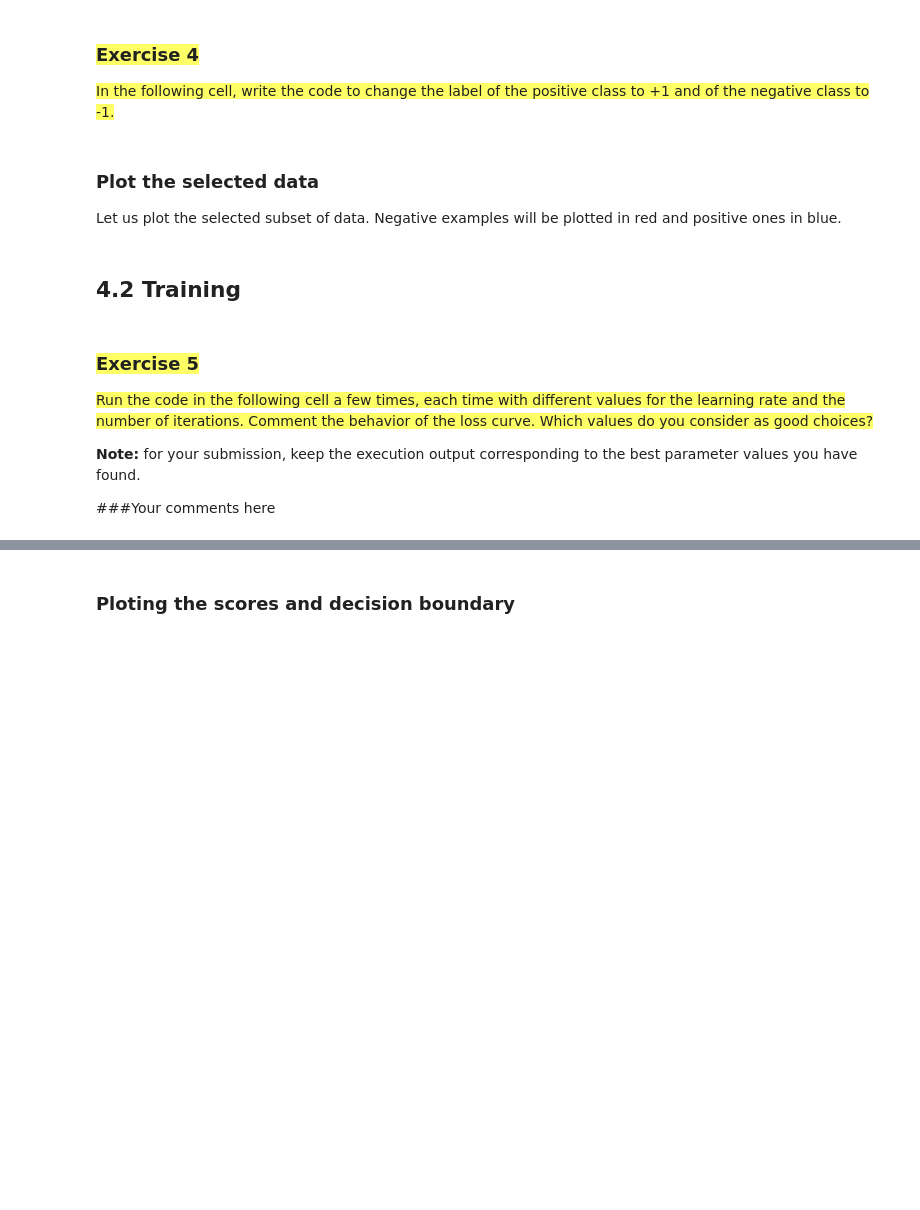
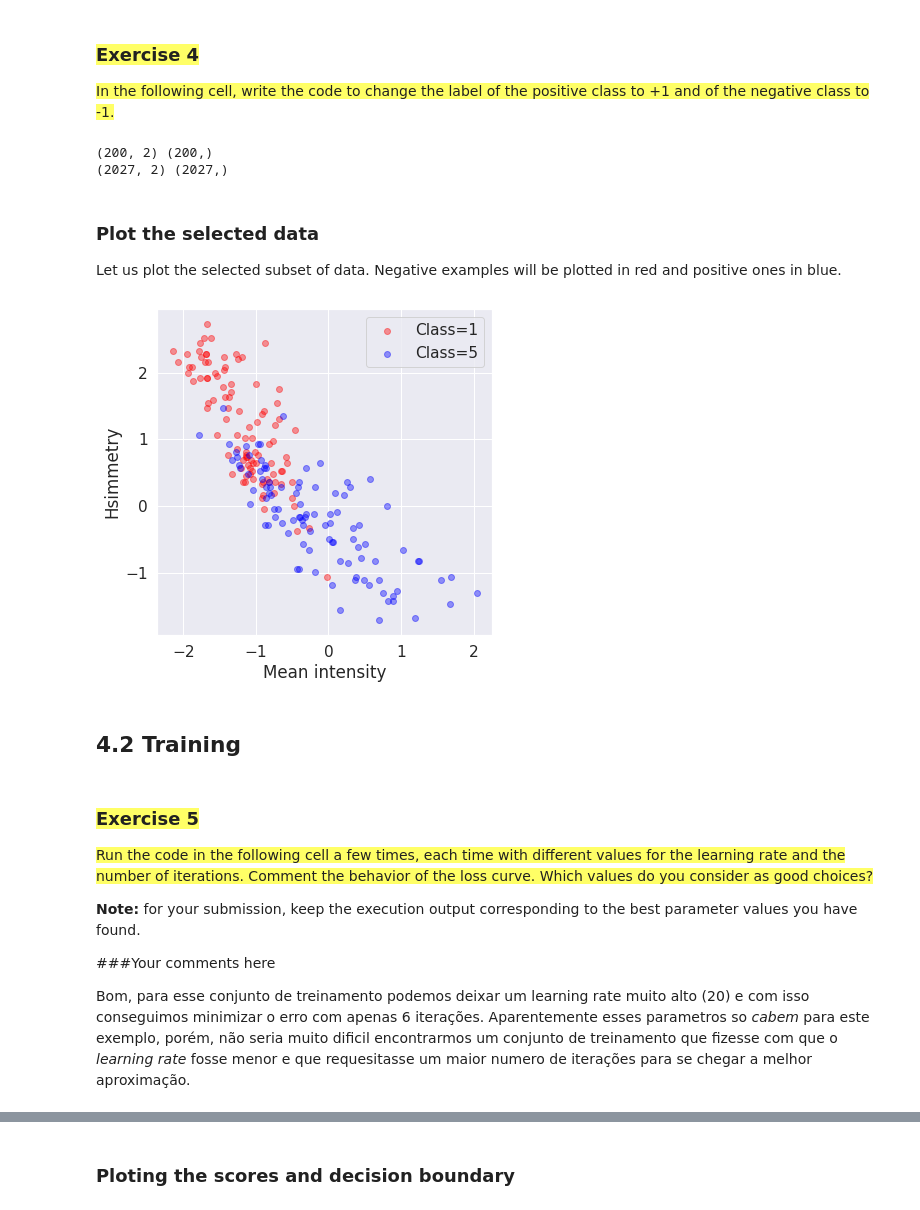
Before and after one commit to fcnoronha/introduction-to-machine-learning, a Jupyter notebook: ep04/ep04_logreg.ipynb, the cells around one changed output, grey strips where cells are left out. Saved outputs shown, nothing was run; the diff lists cells and outputs as text; code cells hidden in the pictures; blank space fills up the shorter version.

```diff
--- a/ep04/ep04_logreg.ipynb
+++ b/ep04/ep04_logreg.ipynb
@@ -301,9 +388,18 @@ y_train = np.concatenate([y_train_P[:nP], y_train_N[:nN]], axis = 0).astype('flo
 X_test = np.concatenate([X_test_P, X_test_N], axis = 0)
 y_test = np.concatenate([y_test_P, y_test_N], axis = 0).astype('float32')
 
-
 # Change positive class label to +1 and negative class label to -1
 ### Your code begins here _____________________
+
+# this is done using a for loop because I find this a more secure way to
+# do this and avoid conflicts with the new values, wich may be caused if
+# np.where is used
+for i in range(len(y_train)):
+    if y_train[i] == N: y_train[i] = -1
+    else:               y_train[i] = +1
+for i in range(len(y_test)):
+    if y_test[i] == N: y_test[i] = -1
+    else:              y_test[i] = +1
 
 ### Your code ends here _____________________
 
@@ -320,6 +416,9 @@ X_test, y_test = shuffle(X_test, y_test)
 
 print(X_train.shape, y_train.shape)
 print(X_test.shape, y_test.shape)
+# %% [output]
+(200, 2) (200,)
+(2027, 2) (2027,)
 # %% [markdown]
 ### Plot the selected data
 
@@ -327,23 +426,25 @@ Let us plot the selected subset of data. Negative examples will be plotted in re
 # %%
 def plot_features(ax,X,y):
     # negatives in red
     ax.scatter(X[y==-1,0], \
                X[y==-1,1], \
                label='Class=%d'%N, c = 'red', alpha = 0.4)
 
     # and positives in blue
-    ax.scatter(x=X[y==1,0], \
-               y=X[y==1,1], \
+    ax.scatter(X[y==1,0], \
+               X[y==1,1], \
                label='Class=%d'%P, c = 'blue', alpha = 0.4)
 
     ax.set_xlabel(F[0])
     ax.set_ylabel(F[1])
     ax.legend(loc='best')
 
 fig = plt.figure(figsize=(6,6))
 ax = fig.add_subplot(111)
 plot_features(ax,X_train,y_train)
 plt.show()
+# %% [output]
+[figure, added]
 # %% [markdown]
 ## 4.2 Training
 # %% [markdown]
@@ -353,6 +454,8 @@ plt.show()
 **Note:** for your submission, keep the execution output corresponding to the best parameter values you have found.</font>
 
 ###Your comments here
+
+Bom, para esse conjunto de treinamento podemos deixar um learning rate muito alto (20) e com isso conseguimos minimizar o erro com apenas 6 iterações. Aparentemente esses parametros so _cabem_ para este exemplo, porém, não seria muito dificil encontrarmos um conjunto de treinamento que fizesse com que o _learning rate_ fosse menor e que requesitasse um maior numero de iterações para se chegar a melhor aproximação.
 # %%
 
 np.random.seed(56789)
```
Also changed, not shown: parts of 21 cells of this notebook, 1 other file.
